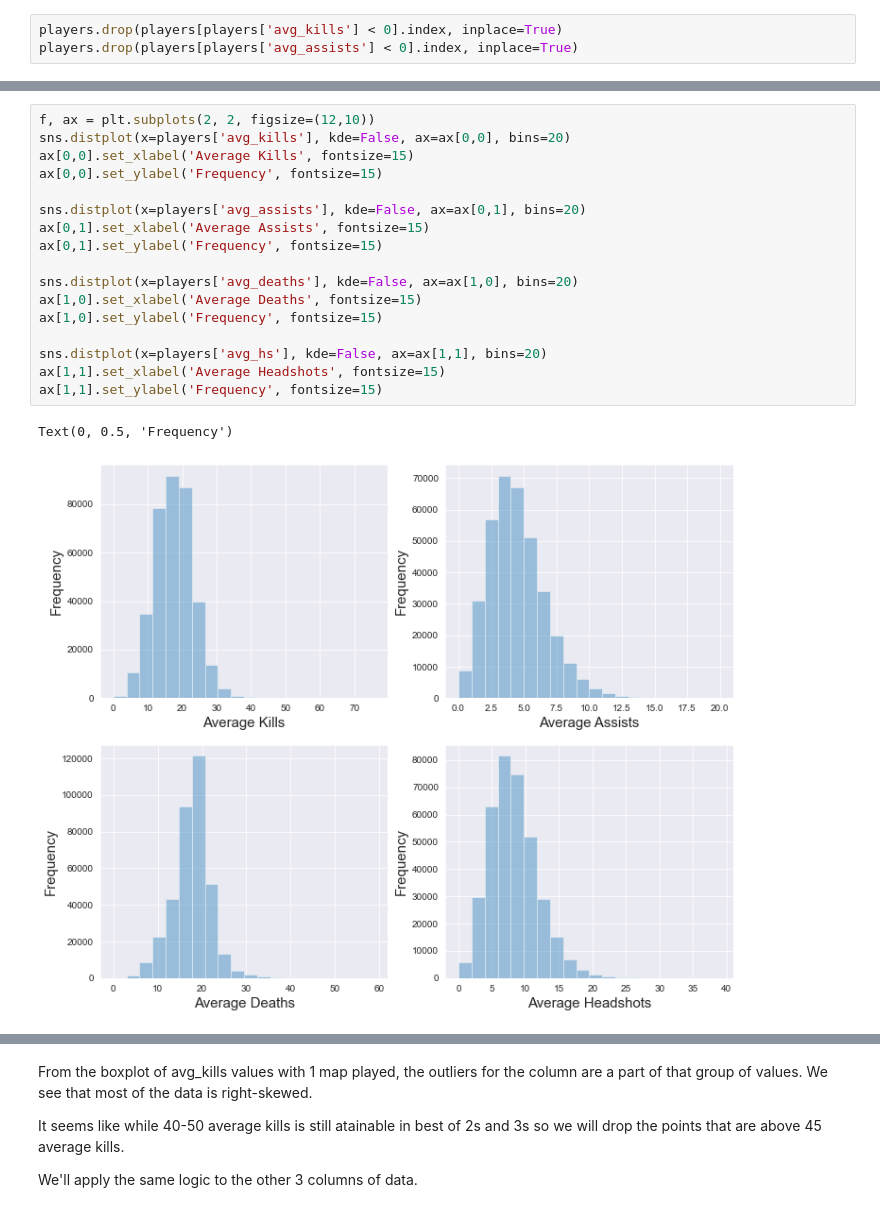
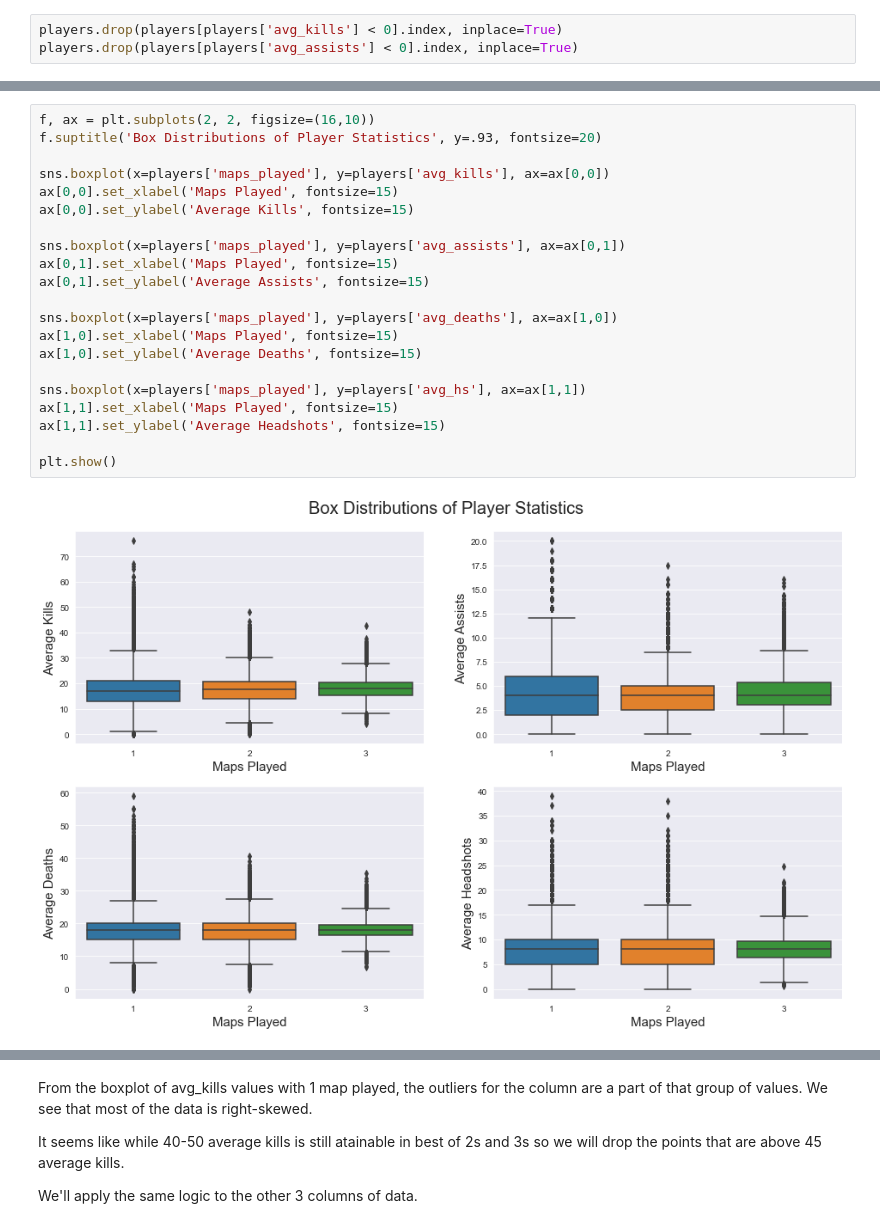
Before and after one commit to tahashahab/competitive_csgo, a Jupyter notebook: csgo_players.ipynb, the cells around one changed output, grey strips where cells are left out. Saved outputs shown, nothing was run; the diff lists cells and outputs as text.

```diff
--- a/csgo_players.ipynb
+++ b/csgo_players.ipynb
@@ -188,20 +184,23 @@ Text(0, 0.5, 'Average Kills')
 # %%
-f, ax = plt.subplots(2, 2, figsize=(12,10))
-sns.distplot(x=players['avg_kills'], kde=False, ax=ax[0,0], bins=20)
-ax[0,0].set_xlabel('Average Kills', fontsize=15)
-ax[0,0].set_ylabel('Frequency', fontsize=15)
+f, ax = plt.subplots(2, 2, figsize=(16,10))
+f.suptitle('Box Distributions of Player Statistics', y=.93, fontsize=20)
 
-sns.distplot(x=players['avg_assists'], kde=False, ax=ax[0,1], bins=20)
-ax[0,1].set_xlabel('Average Assists', fontsize=15)
-ax[0,1].set_ylabel('Frequency', fontsize=15)
+sns.boxplot(x=players['maps_played'], y=players['avg_kills'], ax=ax[0,0])
+ax[0,0].set_xlabel('Maps Played', fontsize=15)
+ax[0,0].set_ylabel('Average Kills', fontsize=15)
 
-sns.distplot(x=players['avg_deaths'], kde=False, ax=ax[1,0], bins=20)
-ax[1,0].set_xlabel('Average Deaths', fontsize=15)
-ax[1,0].set_ylabel('Frequency', fontsize=15)
+sns.boxplot(x=players['maps_played'], y=players['avg_assists'], ax=ax[0,1])
+ax[0,1].set_xlabel('Maps Played', fontsize=15)
+ax[0,1].set_ylabel('Average Assists', fontsize=15)
 
-sns.distplot(x=players['avg_hs'], kde=False, ax=ax[1,1], bins=20)
-ax[1,1].set_xlabel('Average Headshots', fontsize=15)
-ax[1,1].set_ylabel('Frequency', fontsize=15)
+sns.boxplot(x=players['maps_played'], y=players['avg_deaths'], ax=ax[1,0])
+ax[1,0].set_xlabel('Maps Played', fontsize=15)
+ax[1,0].set_ylabel('Average Deaths', fontsize=15)
+
+sns.boxplot(x=players['maps_played'], y=players['avg_hs'], ax=ax[1,1])
+ax[1,1].set_xlabel('Maps Played', fontsize=15)
+ax[1,1].set_ylabel('Average Headshots', fontsize=15)
+
+plt.show()
 # %% [output]
-Text(0, 0.5, 'Frequency')
-[figure, old version]
+[figure, new version]
```
Also changed, not shown: parts of 6 cells of this notebook.
